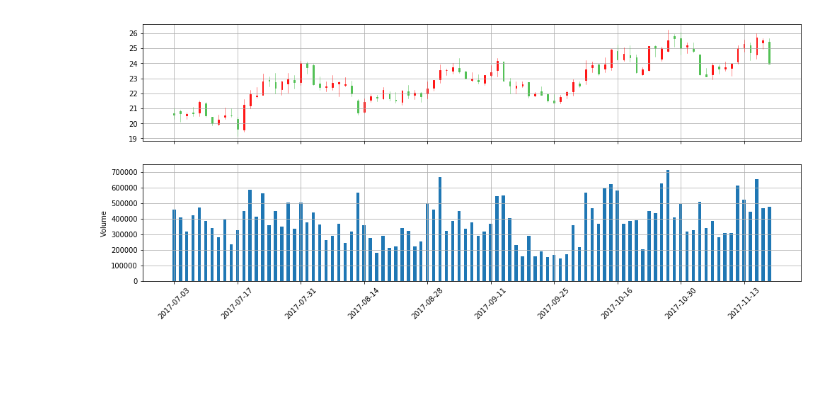
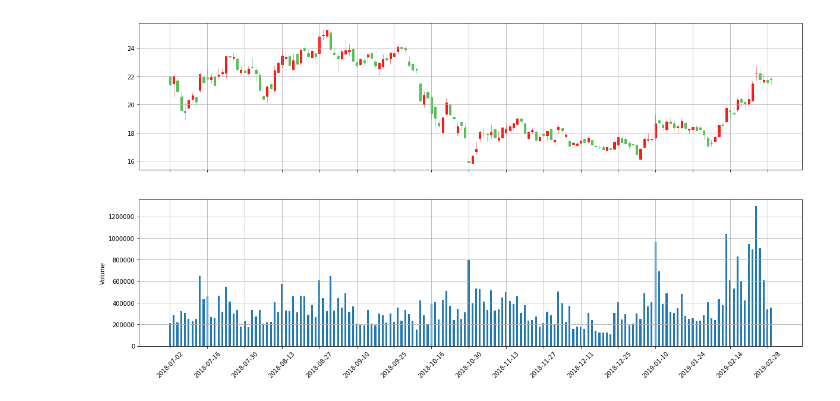
Before and after one commit to yunfeiz/py_learnt, a Jupyter notebook: quant/candlestick/candlestick-V0.13.ipynb, the cells around one changed output. Drawn from its saved outputs; the diff is of its cells as text; code cells hidden in the pictures; blank space fills up the shorter version.

```diff
--- a/quant/candlestick/candlestick-V0.13.ipynb
+++ b/quant/candlestick/candlestick-V0.13.ipynb
@@ -25,13 +26,15 @@ def candle_stick(stock,start_date, end_date):
 
 
         #change data to matrix
-        data_mat=data.as_matrix()
+        #data_mat=data.as_matrix()  #will be removed
+        #data_mat=data.values
+        data_mat=np.array(data)
         #data_mat[1:,0]=np.arange(0:len(data_mat[1:,0]))
         data_mat[:,0]=np.arange(0,len(data_mat[:,0]))
 
 
-        fig,(ax1,ax2)=plt.subplots(2, sharex=True,figsize=(1200/72,480/72))
-        mpf.candlestick_ochl(ax1,data_mat,colordown='#53c156', colorup='#ff1717',width=0.2)
+        fig,(ax1,ax2)=plt.subplots(2, sharex=True,figsize=(20,10))
+        mpf.candlestick_ochl(ax1,data_mat,width=0.5,colordown='#53c156', colorup='#ff1717')
 
 
         ax1.grid(True)
@@ -49,10 +52,19 @@ def candle_stick(stock,start_date, end_date):
         plt.show()
     else:
         print("can't get the data in time!")
-# %%
-start_date = '2017-07-01'
-end_date = '2017-11-17'
-stock_selected = '000050'
-candle_stick(stock_selected,start_date, end_date)
-# %% [output]
-[figure, removed]
+# %%
+import time
+start_date = '2018-07-01'
+
+now = int(time.time())#这是时间戳
+#转换为其他日期格式,如:"%Y-%m-%d %H:%M:%S"
+timeArray = time.localtime(now)
+Time = time.strftime("%Y-%m-%d %H:%M:%S", timeArray)
+# ================需要修改的参数==============
+end_date =  Time #'2017-08-14 15:15:00', 最后生成k线日期
+#end_date = '2019-03-01'
+stock_selected = '600487'
+
+candle_stick(stock_selected,start_date, end_date)
+# %% [output]
+[figure, added]
```
Also changed, not shown: parts of 1 cell of this notebook, 4 other files.
